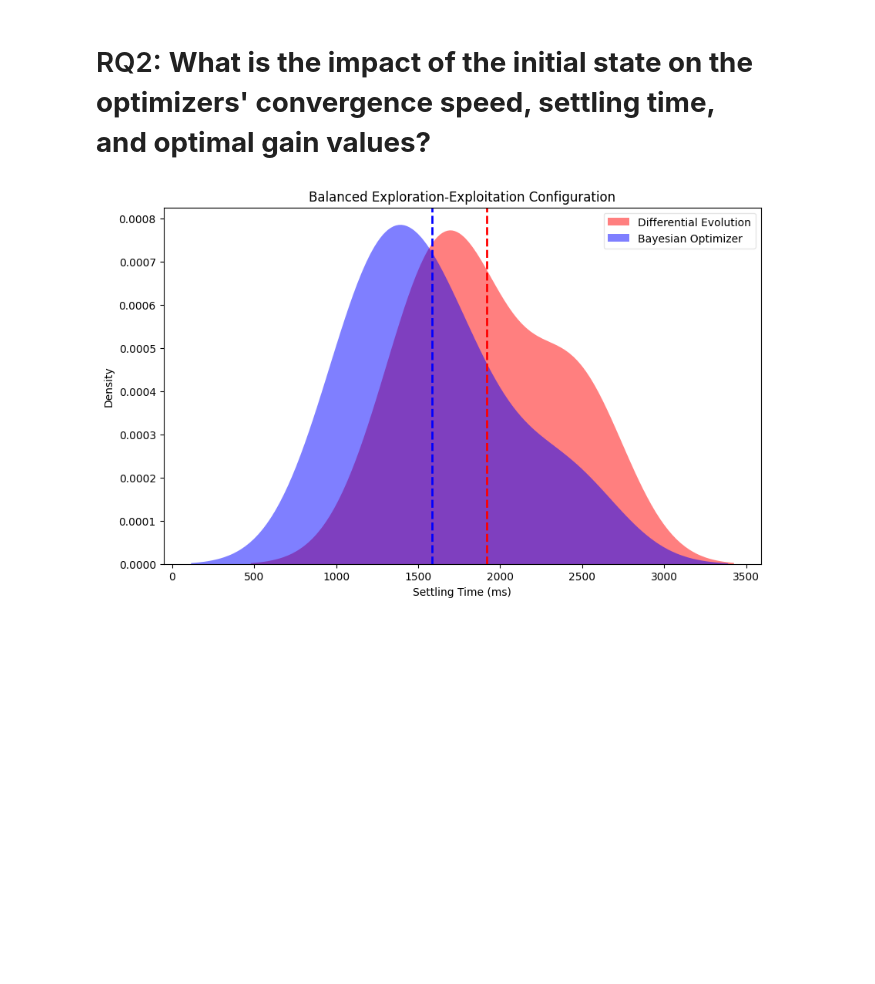
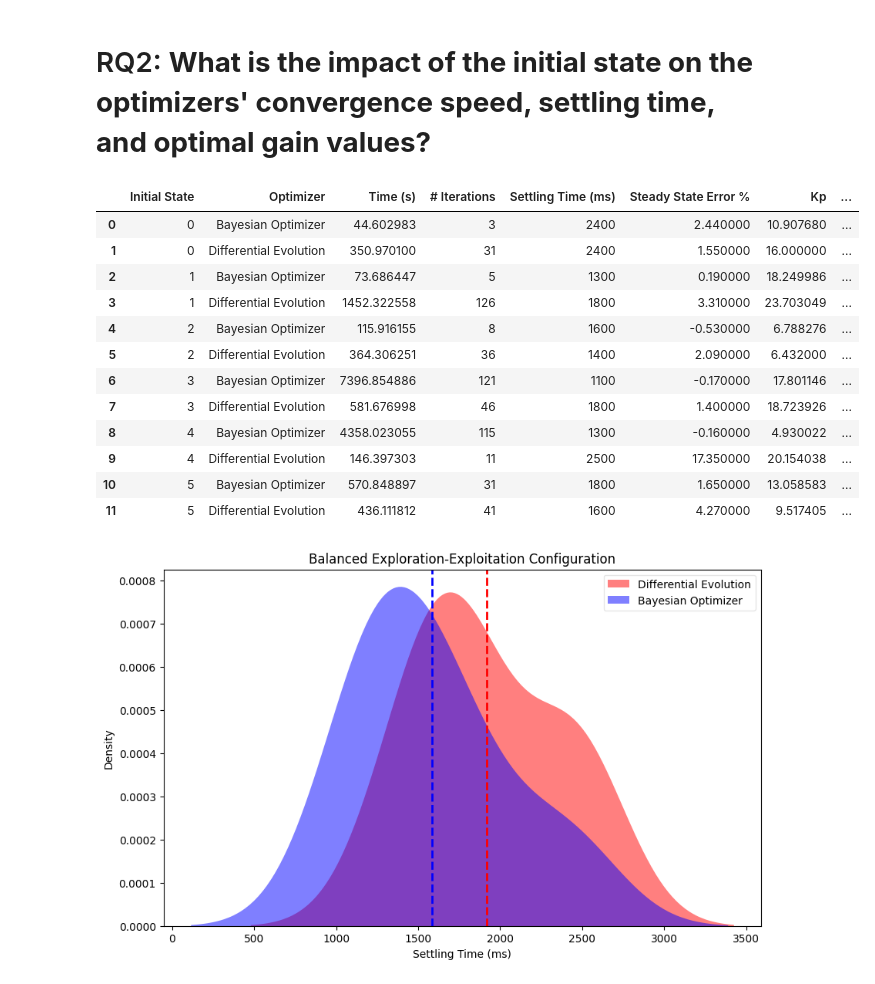
Before and after one commit to alibustami/PID-Tuning-for-Motion-Optimization, a Jupyter notebook: evaluation/rq2.ipynb, the cells around one changed output. Cells and saved outputs as stored; diff of their text form; code cells hidden in the pictures; blank space fills up the shorter version.

```diff
--- a/evaluation/rq2.ipynb
+++ b/evaluation/rq2.ipynb
@@ -108,67 +109,50 @@ for init_index in range(6):
             rows.append(
                 [
                     init_txt.selected_init_state,
                     "Differential Evolution",
                     init_txt.total_exp_time,
                     init_txt.n_trials,
                     init_txt.settling_time,
                     eval(init_csv["angle_values"].values[-1])[-1] - set_point,
                     init_txt.x.Kp,
                     init_txt.x.Ki,
                     init_txt.x.Kd,
                 ]
             )
         else:
             rows.append(
                 [
                     init_index,
                     "Bayesian Optimizer",
                     "didn't converge",
                     "150",
                     "didn't converge",
                     "didn't converge",
                     "didn't converge",
                     "didn't converge",
                     "didn't converge",
                 ]
             )
+df = pd.DataFrame(rows, columns=header)
 
-fig = go.Figure(
-    data=[
-        go.Table(
-            header=dict(
-                values=header, fill_color="paleturquoise", align="left"
-            ),
-            cells=dict(
-                values=list(zip(*rows)), fill_color="lavender", align="left"
-            ),
-        )
+
+df.style.set_table_styles(
+    [
+        dict(selector="th", props=[("font-size", "10pt")]),
+        dict(selector="td", props=[("font-size", "10pt")]),
     ]
 )
-
-fig.show()
-
-
-df_balanced = pd.DataFrame(rows, columns=header)
-de_settling_time_balanced = df_balanced[
-    df_balanced["Optimizer"] == "Differential Evolution"
-]["Settling Time (ms)"].values
-de_settling_time_balanced = de_settling_time_balanced[
-    de_settling_time_balanced != "didn't converge"
-]
-
-bo_settling_time_balanced = df_balanced[
-    df_balanced["Optimizer"] == "Bayesian Optimizer"
-]["Settling Time (ms)"].values
-bo_settling_time_balanced = bo_settling_time_balanced[
-    bo_settling_time_balanced != "didn't converge"
-]
-
-de_sse_balanced = df_balanced[
-    df_balanced["Optimizer"] == "Differential Evolution"
-]["Steady State Error %"].values
-de_sse_balanced = de_sse_balanced[de_sse_balanced != "didn't converge"]
-bo_sse_balanced = df_balanced[
-    df_balanced["Optimizer"] == "Bayesian Optimizer"
-]["Steady State Error %"].values
-bo_sse_balanced = bo_sse_balanced[bo_sse_balanced != "didn't converge"]
+# %% [output]
+|  | Initial State | Optimizer | Time (s) | # Iterations | Settling Time (ms) | Steady State Error % | Kp | ... |
+| 0 | 0 | Bayesian Optimizer | 44.602983 | 3 | 2400 | 2.440000 | 10.907680 | ... |
+| 1 | 0 | Differential Evolution | 350.970100 | 31 | 2400 | 1.550000 | 16.000000 | ... |
+| 2 | 1 | Bayesian Optimizer | 73.686447 | 5 | 1300 | 0.190000 | 18.249986 | ... |
+| 3 | 1 | Differential Evolution | 1452.322558 | 126 | 1800 | 3.310000 | 23.703049 | ... |
+| 4 | 2 | Bayesian Optimizer | 115.916155 | 8 | 1600 | -0.530000 | 6.788276 | ... |
+| 5 | 2 | Differential Evolution | 364.306251 | 36 | 1400 | 2.090000 | 6.432000 | ... |
+| 6 | 3 | Bayesian Optimizer | 7396.854886 | 121 | 1100 | -0.170000 | 17.801146 | ... |
+| 7 | 3 | Differential Evolution | 581.676998 | 46 | 1800 | 1.400000 | 18.723926 | ... |
+| 8 | 4 | Bayesian Optimizer | 4358.023055 | 115 | 1300 | -0.160000 | 4.930022 | ... |
+| 9 | 4 | Differential Evolution | 146.397303 | 11 | 2500 | 17.350000 | 20.154038 | ... |
+| 10 | 5 | Bayesian Optimizer | 570.848897 | 31 | 1800 | 1.650000 | 13.058583 | ... |
+| 11 | 5 | Differential Evolution | 436.111812 | 41 | 1600 | 4.270000 | 9.517405 | ... |
```
Also changed, not shown: parts of 3 cells of this notebook.
